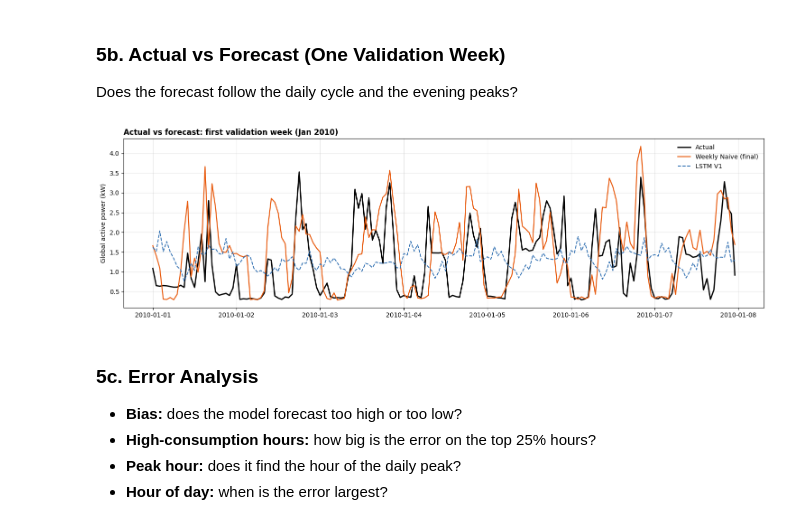
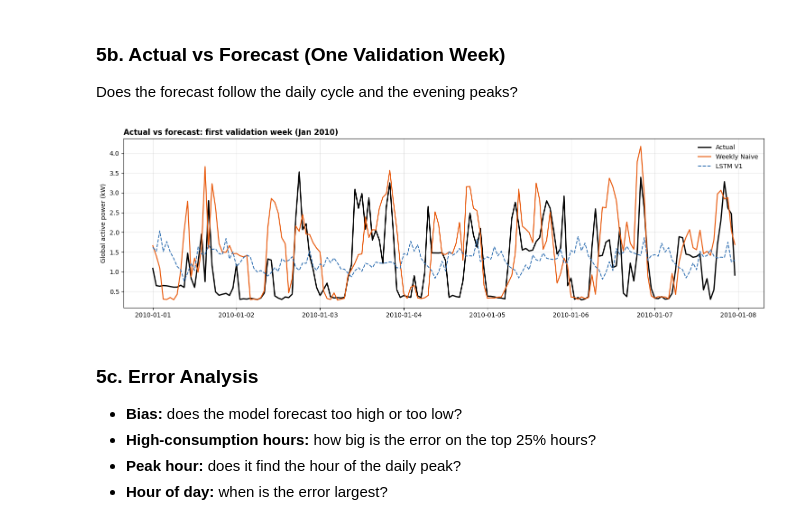
Before and after one commit to s2lwacs/powercast, a Jupyter notebook: 00_final_demo.ipynb, the cells around one changed output. Cells and saved outputs as stored; diff of their text form; code cells hidden in the pictures.

```diff
--- a/00_final_demo.ipynb
+++ b/00_final_demo.ipynb
@@ -197,23 +197,22 @@ Does the forecast follow the daily cycle and the evening peaks?
 # %%
 FIG = f'{BASE}/figures'
 WEEK = 7  # 7 windows x 24 hours
 
 times = pd.date_range(val_starts[0], periods=WEEK * HORIZON, freq='h')
 actual_week = Y_val[:WEEK].ravel()
 
 plt.figure(figsize=(15, 4.5))
 plt.plot(times, actual_week, color='black', lw=2, label='Actual')
-plt.plot(times, val_preds['Weekly Naive'][:WEEK].ravel(), color='#E8590C', lw=1.6, label='Weekly Naive (final)')
+plt.plot(times, val_preds['Weekly Naive'][:WEEK].ravel(), color='#E8590C', lw=1.6, label='Weekly Naive')
 plt.plot(times, val_preds['LSTM V1'][:WEEK].ravel(), color='#2B6CB0', lw=1.4, ls='--', label='LSTM V1')
 plt.title('Actual vs forecast: first validation week (Jan 2010)', loc='left', fontweight='bold')
 plt.ylabel('Global active power (kW)')
 plt.legend(frameon=False)
 plt.grid(alpha=0.3)
 plt.tight_layout()
-plt.savefig(f'{FIG}/final_actual_vs_forecast_week.png', dpi=200, bbox_inches='tight')
 plt.show()
 # %% [output]
-[figure, old version]
+[figure, new version]
 # %% [markdown]
 ### 5c. Error Analysis
 - **Bias:** does the model forecast too high or too low?
```
Also changed, not shown: parts of 32 cells of this notebook.
